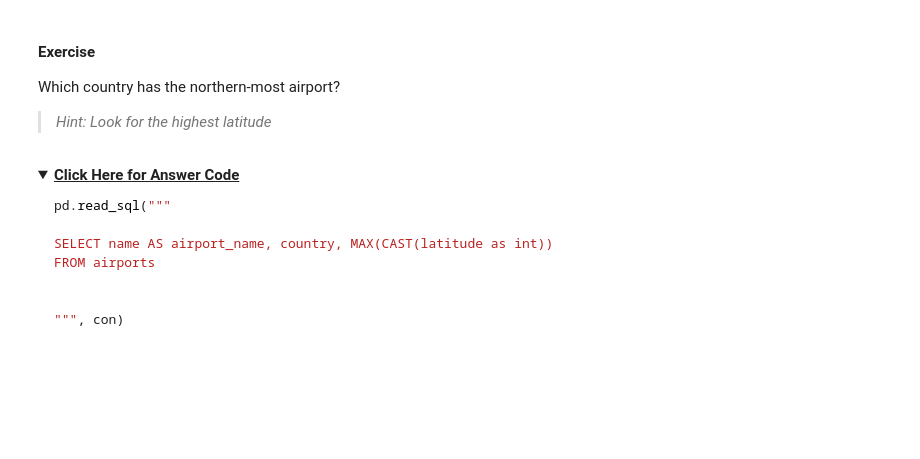
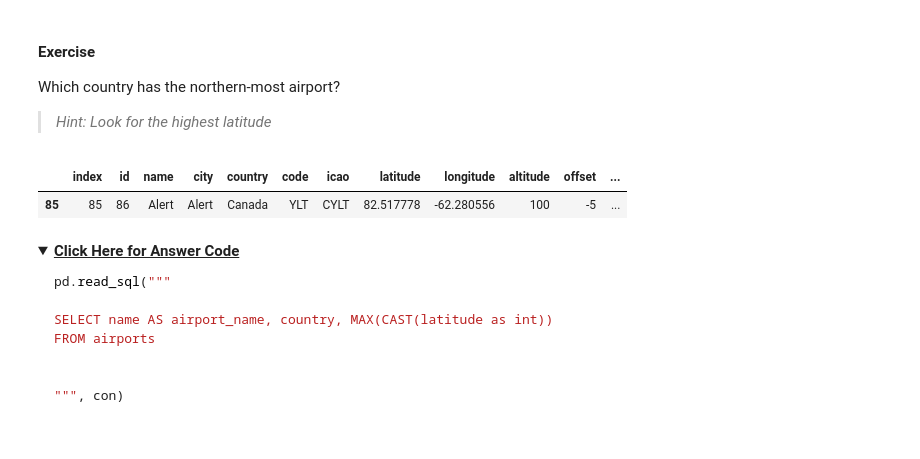
Before and after one commit to DrewAlderfer/NYC-DS-091922, a Jupyter notebook: Phase_1/Phase1_Topic6_Getting_Started_With_SQL/SQL_queries.ipynb, the cells around one changed output. Saved outputs shown, nothing was run; the diff lists cells and outputs as text; code cells hidden in the pictures; folded sections open; blank space fills up the shorter version.

```diff
--- a/Phase_1/Phase1_Topic6_Getting_Started_With_SQL/SQL_queries.ipynb
+++ b/Phase_1/Phase1_Topic6_Getting_Started_With_SQL/SQL_queries.ipynb
@@ -380,6 +515,13 @@ sql_query_df
 Which country has the northern-most airport?
 
 > _Hint: Look for the highest latitude_
+# %%
+sqlme.sel('airports', 'country, code, latitude', 'latitude = (SELECT MAX(LATITUDE) FROM airports)')
+df = sqlme.sel('airports', '*')
+df[df['latitude'].astype(dtype='float64')==df['latitude'].astype(dtype='float64').max()]
+# %% [output]
+|  | index | id | name | city | country | code | icao | latitude | longitude | altitude | offset | ... |
+| 85 | 85 | 86 | Alert | Alert | Canada | YLT | CYLT | 82.517778 | -62.280556 | 100 | -5 | ... |
 # %% [markdown]
 <details>
     <summary><b><u>Click Here for Answer Code</u></b></summary>
```
Also changed, not shown: parts of 28 cells of this notebook, 1 other file.
